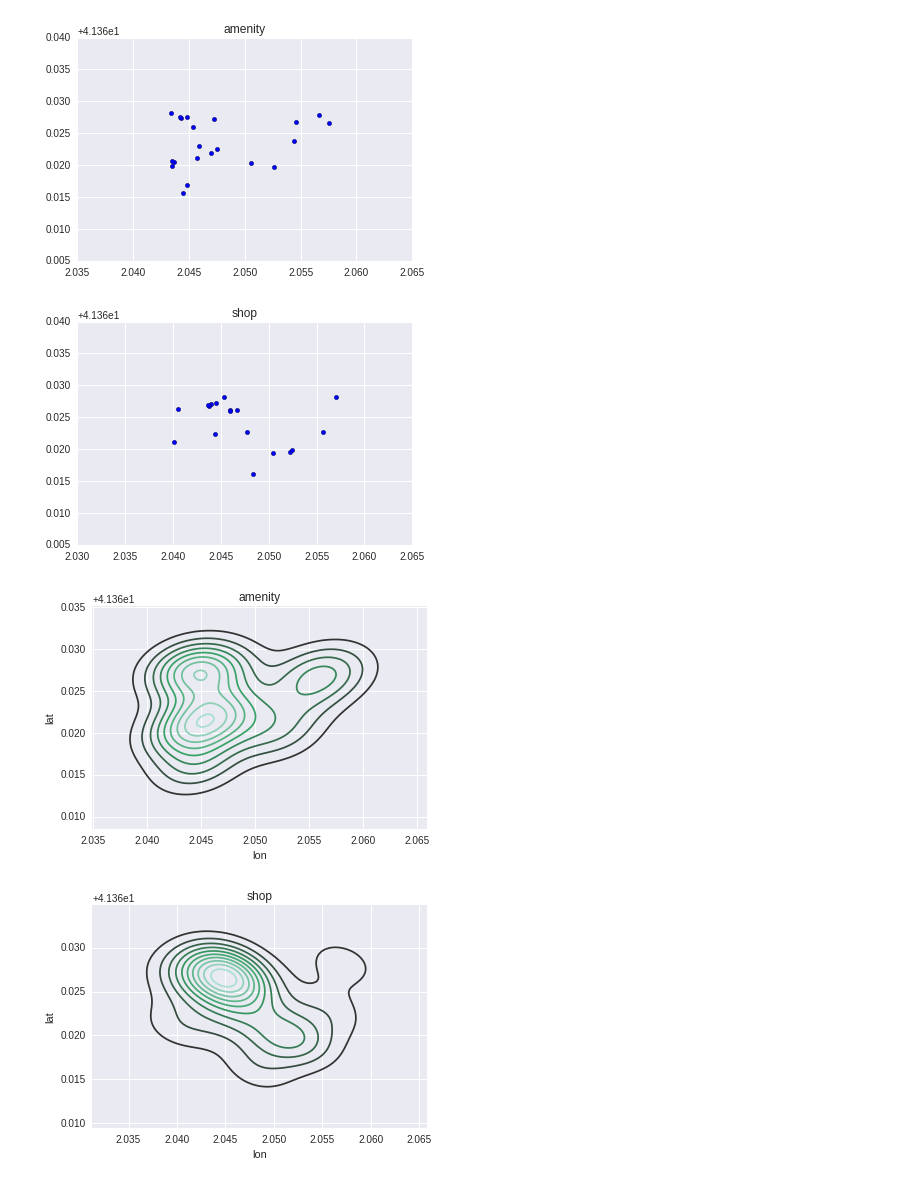
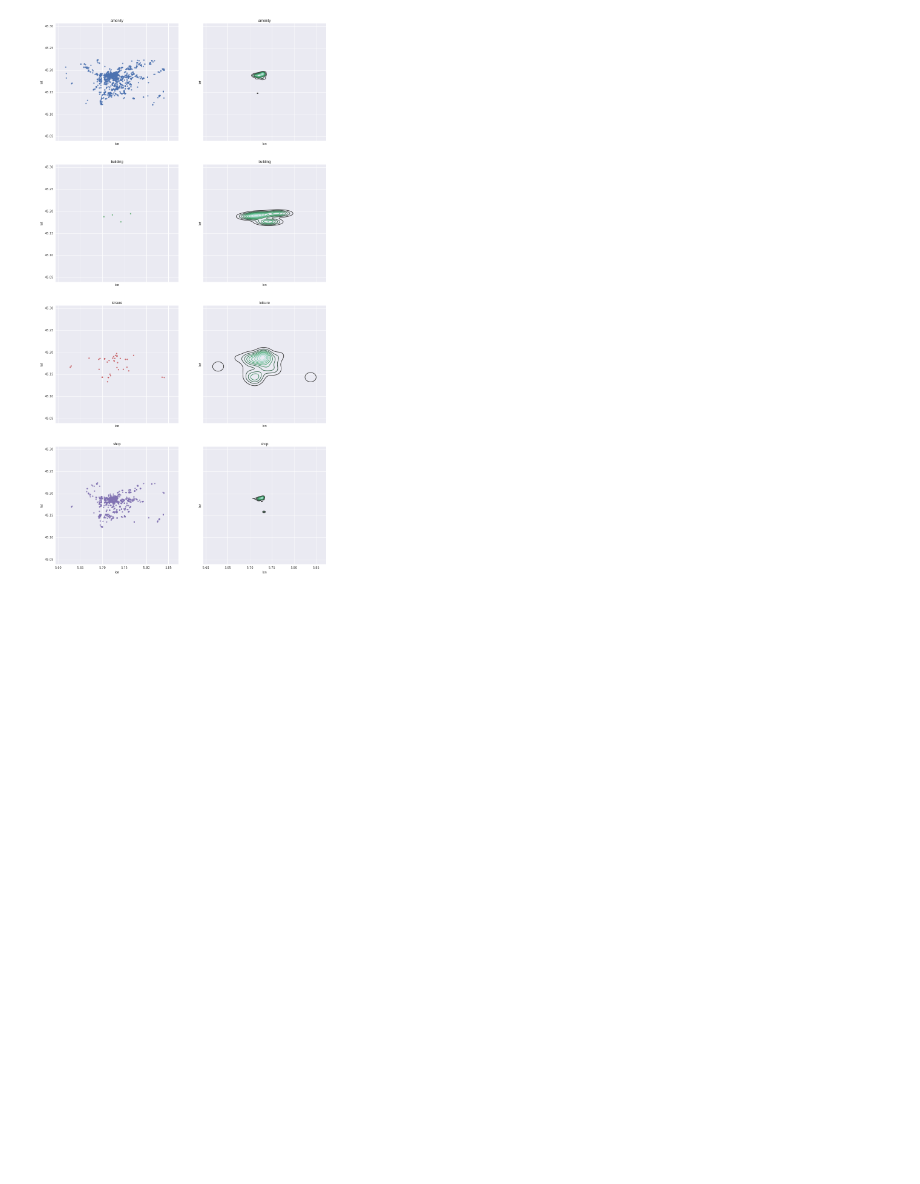
Before and after one commit to martibosch/landusemix, a Jupyter notebook: urban_analysis/notebooks/grenoble.ipynb, the cells around one changed output. Cells and saved outputs as stored; diff of their text form; code cells hidden in the pictures; blank space fills up the shorter version.

```diff
--- a/urban_analysis/notebooks/grenoble.ipynb
+++ b/urban_analysis/notebooks/grenoble.ipynb
@@ -52 +75,5 @@ category_gb = pois.groupby(by=['key'])
+# %%
+plots.pois_scatter_kde(pois_df, kde_df)
+# %% [output]
+[figure, added]
 # %%
@@ -63,16 +92,0 @@ for centrality_label in centrality_df:
-# %%
-for category, items in category_gb:
-    fig, axes = plt.subplots()
-    plt.title(category)
-    plt.scatter(items['lon'], items['lat'])
-    plt.show()
-
-for category, items in category_gb:
-    plt.figure()
-    plt.title(category)
-    sns.kdeplot(items['lon'], items['lat'])
-# %% [output]
-[figure, removed]
-[figure, removed]
-[figure, removed]
-[figure, removed]
```
Also changed, not shown: parts of 8 cells of this notebook.
